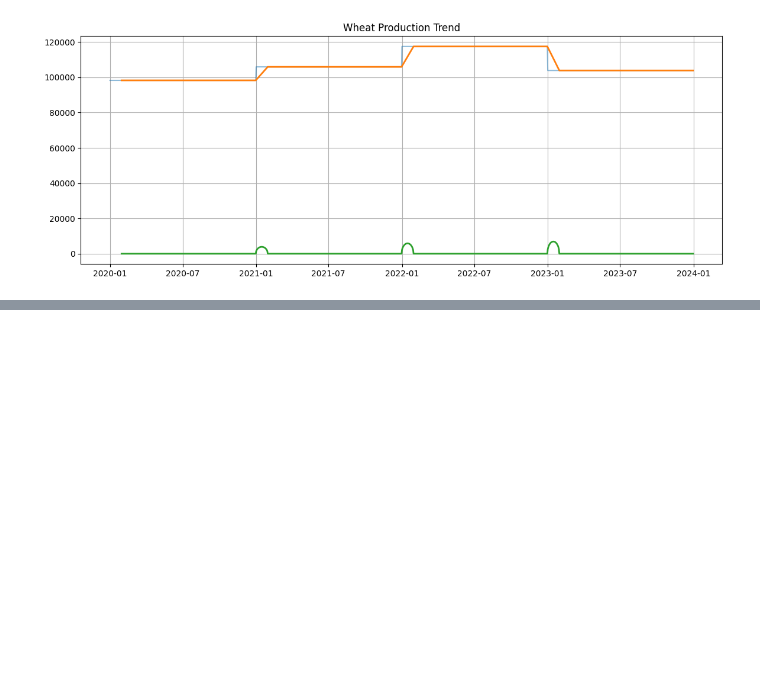
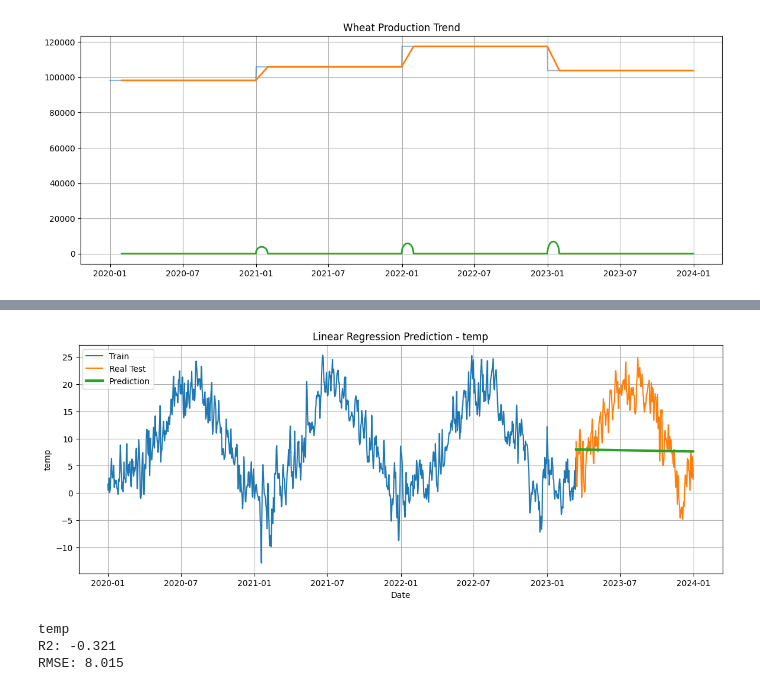
Before and after one commit to igoro00/pdzd, a Jupyter notebook: 3.ipynb, the cells around one changed output, grey strips where cells are left out. Saved outputs shown, nothing was run; the diff lists cells and outputs as text; code cells hidden in the pictures; blank space fills up the shorter version.

```diff
--- a/3.ipynb
+++ b/3.ipynb
@@ -174,0 +195,49 @@ Length: 159, dtype: float64
+# %%
+country = "PL"
+
+df = final[final["CTRY_ISO"] == country].copy()
+df = df.sort_values("date")
+# %%
+df["time"] = range(len(df))
+# %%
+split = int(len(df)*0.8)
+
+train = df.iloc[:split]
+test = df.iloc[split:]
+# %%
+def linear_regression_plot(column):
+
+    X_train = train[["time"]]
+    y_train = train[column]
+
+    X_test = test[["time"]]
+    y_test = test[column]
+
+    model = LinearRegression()
+    model.fit(X_train, y_train)
+
+    predictions = model.predict(X_test)
+
+    plt.figure(figsize=(14,5))
+
+    plt.plot(train["date"], y_train, label="Train")
+    plt.plot(test["date"], y_test, label="Real Test")
+    plt.plot(test["date"], predictions, label="Prediction", linewidth=3)
+
+    plt.title(f"Linear Regression Prediction - {column}")
+    plt.xlabel("Date")
+    plt.ylabel(column)
+    plt.legend()
+    plt.grid()
+    plt.show()
+
+    print(column)
+    print("R2:", round(r2_score(y_test, predictions),3))
+    print("RMSE:", round(mean_squared_error(y_test, predictions)**0.5,3))
+# %%
+linear_regression_plot("temp")
+# %% [output]
+[figure, added]
+temp
+R2: -0.321
+RMSE: 8.015
```
Also changed, not shown: parts of 20 cells of this notebook, 1 other file.
